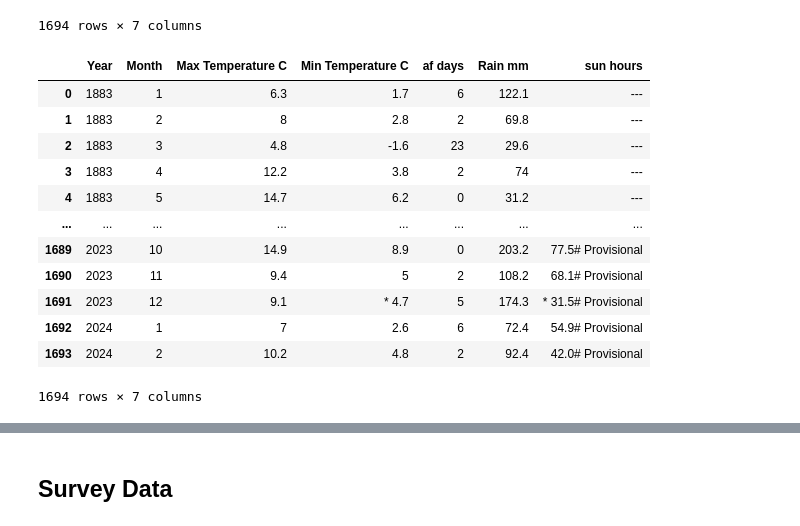
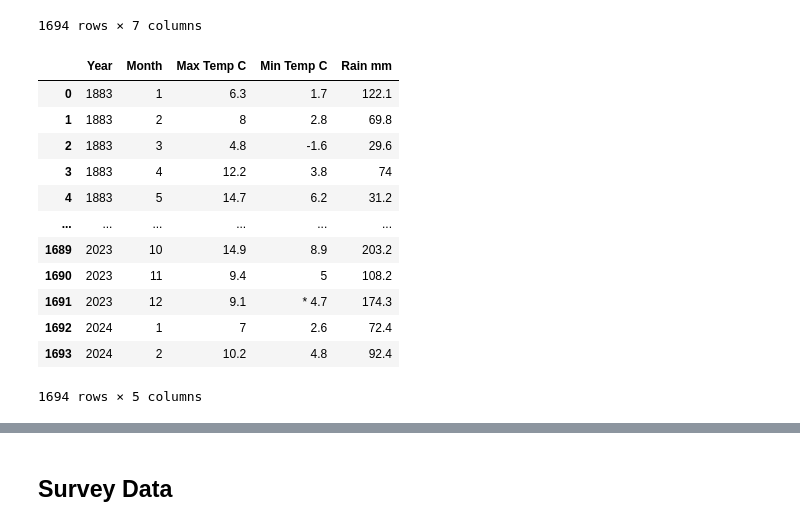
Before and after one commit to UTCSheffield/OCR-Unit-7-Data-analysis-and-design, a Jupyter notebook: content/2-4 Quantitative data analysis/Cleaning data.ipynb, the cells around one changed output, grey strips where cells are left out. Cells and saved outputs as stored; diff of their text form; code cells hidden in the pictures.

```diff
--- a/content/2-4 Quantitative data analysis/Cleaning data.ipynb
+++ b/content/2-4 Quantitative data analysis/Cleaning data.ipynb
@@ -359,26 +401,29 @@ sheffield_monthly_weather
 # %%
 sheffield_monthly_weather.rename(columns={
     'yyyy' : "Year",
     'mm' : "Month",
-    'tmax degC' : "Max Temperature C",
-    'tmin degC' : "Min Temperature C",
+    'tmax degC' : "Max Temp C",
+    'tmin degC' : "Min Temp C",
     'rain mm' : "Rain mm",
 },inplace=True)
+
+sheffield_monthly_weather.drop(columns=["af days", "sun hours"], inplace=True)
+
 sheffield_monthly_weather
 # %% [output]
-|  | Year | Month | Max Temperature C | Min Temperature C | af days | Rain mm | sun hours |
-| 0 | 1883 | 1 | 6.3 | 1.7 | 6 | 122.1 | --- |
-| 1 | 1883 | 2 | 8 | 2.8 | 2 | 69.8 | --- |
-| 2 | 1883 | 3 | 4.8 | -1.6 | 23 | 29.6 | --- |
-| 3 | 1883 | 4 | 12.2 | 3.8 | 2 | 74 | --- |
-| 4 | 1883 | 5 | 14.7 | 6.2 | 0 | 31.2 | --- |
-| ... | ... | ... | ... | ... | ... | ... | ... |
-| 1689 | 2023 | 10 | 14.9 | 8.9 | 0 | 203.2 | 77.5# Provisional |
-| 1690 | 2023 | 11 | 9.4 | 5 | 2 | 108.2 | 68.1# Provisional |
-| 1691 | 2023 | 12 | 9.1 | * 4.7 | 5 | 174.3 | * 31.5# Provisional |
-| 1692 | 2024 | 1 | 7 | 2.6 | 6 | 72.4 | 54.9# Provisional |
-| 1693 | 2024 | 2 | 10.2 | 4.8 | 2 | 92.4 | 42.0# Provisional |
+|  | Year | Month | Max Temp C | Min Temp C | Rain mm |
+| 0 | 1883 | 1 | 6.3 | 1.7 | 122.1 |
+| 1 | 1883 | 2 | 8 | 2.8 | 69.8 |
+| 2 | 1883 | 3 | 4.8 | -1.6 | 29.6 |
+| 3 | 1883 | 4 | 12.2 | 3.8 | 74 |
+| 4 | 1883 | 5 | 14.7 | 6.2 | 31.2 |
+| ... | ... | ... | ... | ... | ... |
+| 1689 | 2023 | 10 | 14.9 | 8.9 | 203.2 |
+| 1690 | 2023 | 11 | 9.4 | 5 | 108.2 |
+| 1691 | 2023 | 12 | 9.1 | * 4.7 | 174.3 |
+| 1692 | 2024 | 1 | 7 | 2.6 | 72.4 |
+| 1693 | 2024 | 2 | 10.2 | 4.8 | 92.4 |
-1694 rows × 7 columns
+1694 rows × 5 columns
 # %%
 #result = pd.concat([crowds, sheffield_monthly_weather], axis=1, join="inner")
 crowds_with_monthly_weather = pd.merge(crowds, sheffield_monthly_weather, how="left", on=["Year", "Month"])
```
Also changed, not shown: parts of 13 cells of this notebook, 2 other files.
